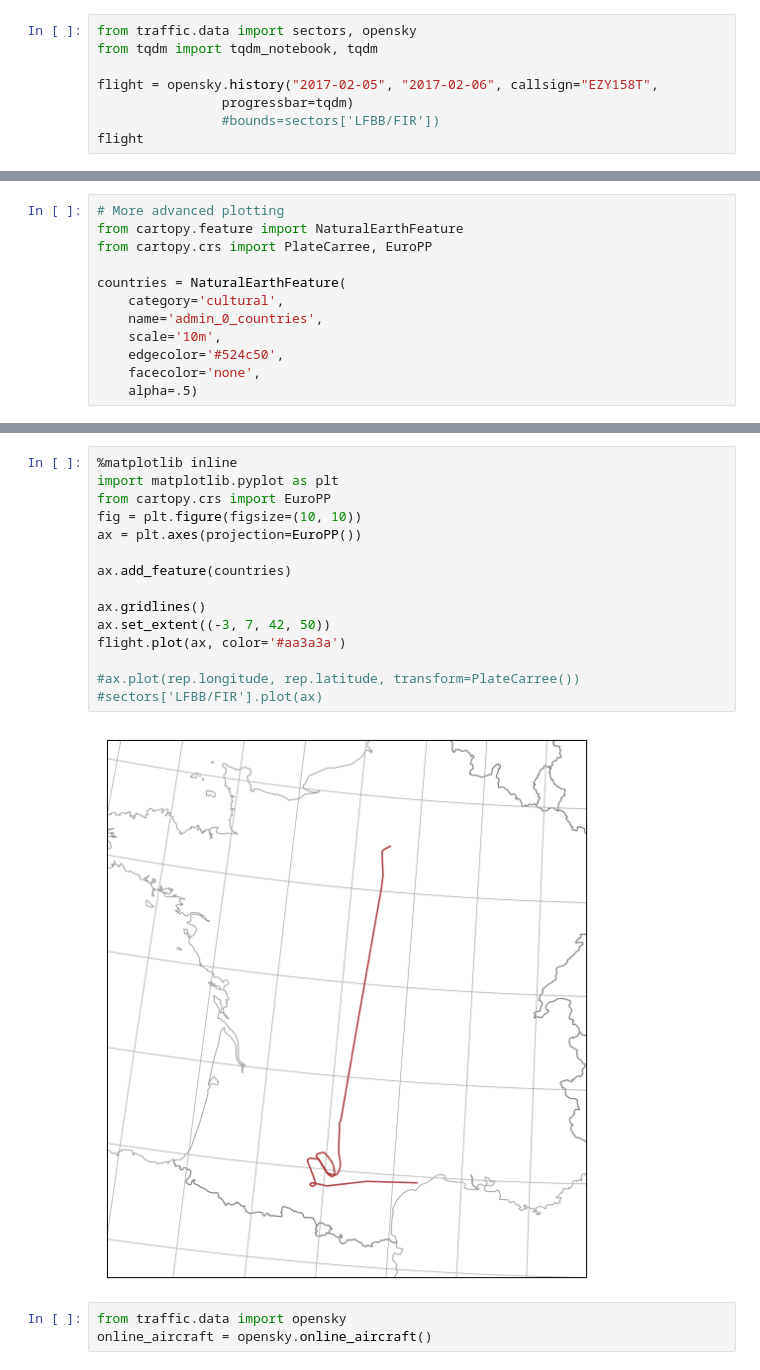
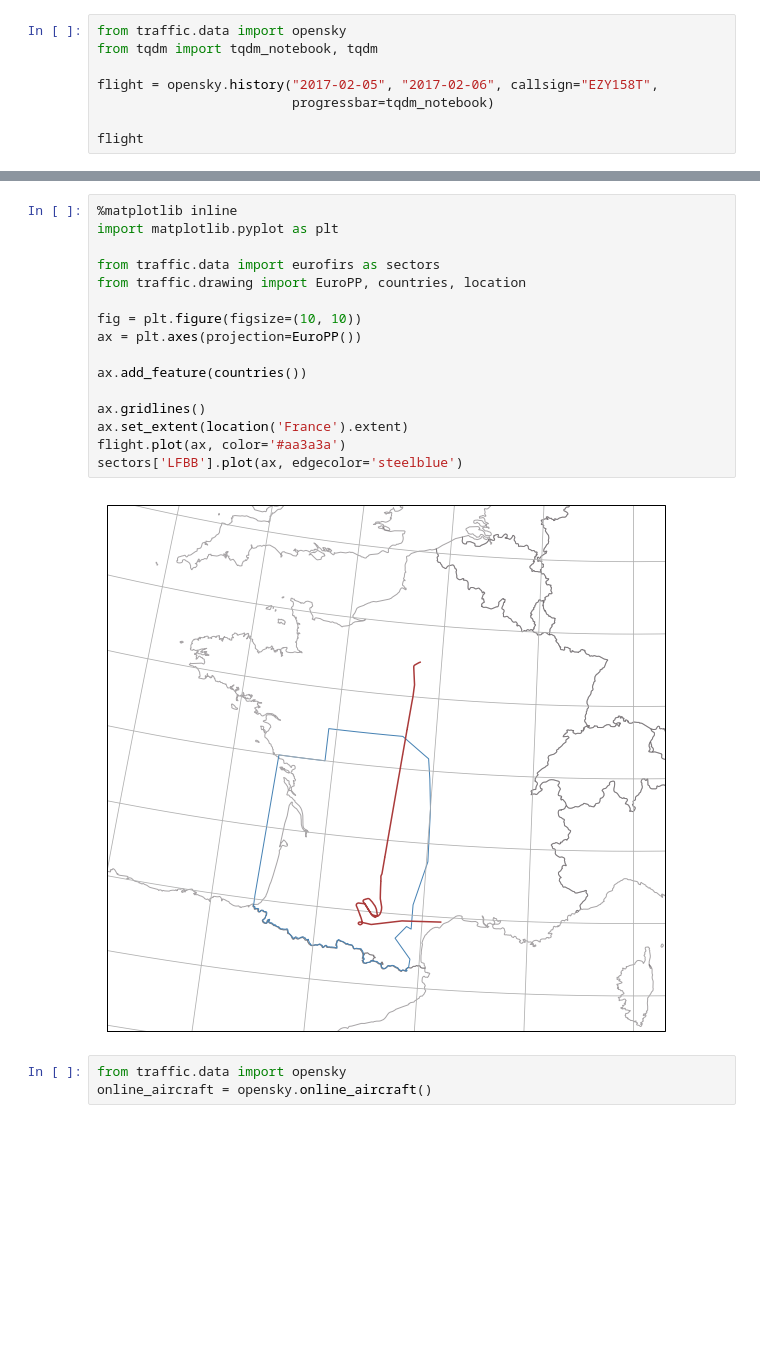
Before and after one commit to xoolive/traffic, a Jupyter notebook: notebooks/opensky_usage.ipynb, the cells around one changed output, grey strips where cells are left out. Saved outputs shown, nothing was run; the diff lists cells and outputs as text; blank space fills up the shorter version.

```diff
--- a/notebooks/opensky_usage.ipynb
+++ b/notebooks/opensky_usage.ipynb
@@ -1,9 +1,9 @@
 # %%
-from traffic.data import sectors, opensky
+from traffic.data import opensky
 from tqdm import tqdm_notebook, tqdm
 
 flight = opensky.history("2017-02-05", "2017-02-06", callsign="EZY158T",
-                progressbar=tqdm)
-                #bounds=sectors['LFBB/FIR'])
+                         progressbar=tqdm_notebook)
+
 flight
 # %% [output]
@@ -32,12 +27,0 @@ location('Italie').extent
-# %%
-# More advanced plotting
-from cartopy.feature import NaturalEarthFeature
-from cartopy.crs import PlateCarree, EuroPP
-
-countries = NaturalEarthFeature(
-    category='cultural',
-    name='admin_0_countries',
-    scale='10m',
-    edgecolor='#524c50',
-    facecolor='none',
-    alpha=.5)
@@ -46,20 +28,21 @@ from cartopy.feature import BORDERS, COASTLINE
 # %%
 %matplotlib inline
 import matplotlib.pyplot as plt
-from cartopy.crs import EuroPP
+
+from traffic.data import eurofirs as sectors
+from traffic.drawing import EuroPP, countries, location
+
 fig = plt.figure(figsize=(10, 10))
 ax = plt.axes(projection=EuroPP())
 
-ax.add_feature(countries)
+ax.add_feature(countries())
 
 ax.gridlines()
-ax.set_extent((-3, 7, 42, 50))
+ax.set_extent(location('France').extent)
 flight.plot(ax, color='#aa3a3a')
-
-#ax.plot(rep.longitude, rep.latitude, transform=PlateCarree())
-#sectors['LFBB/FIR'].plot(ax)
+sectors['LFBB'].plot(ax, edgecolor='steelblue')
 # %% [output]
-[figure, old version]
+[figure, new version]
 # %%
 from traffic.data import opensky
 online_aircraft = opensky.online_aircraft()
```
Also changed, not shown: parts of 5 cells of this notebook, 10 other files.
